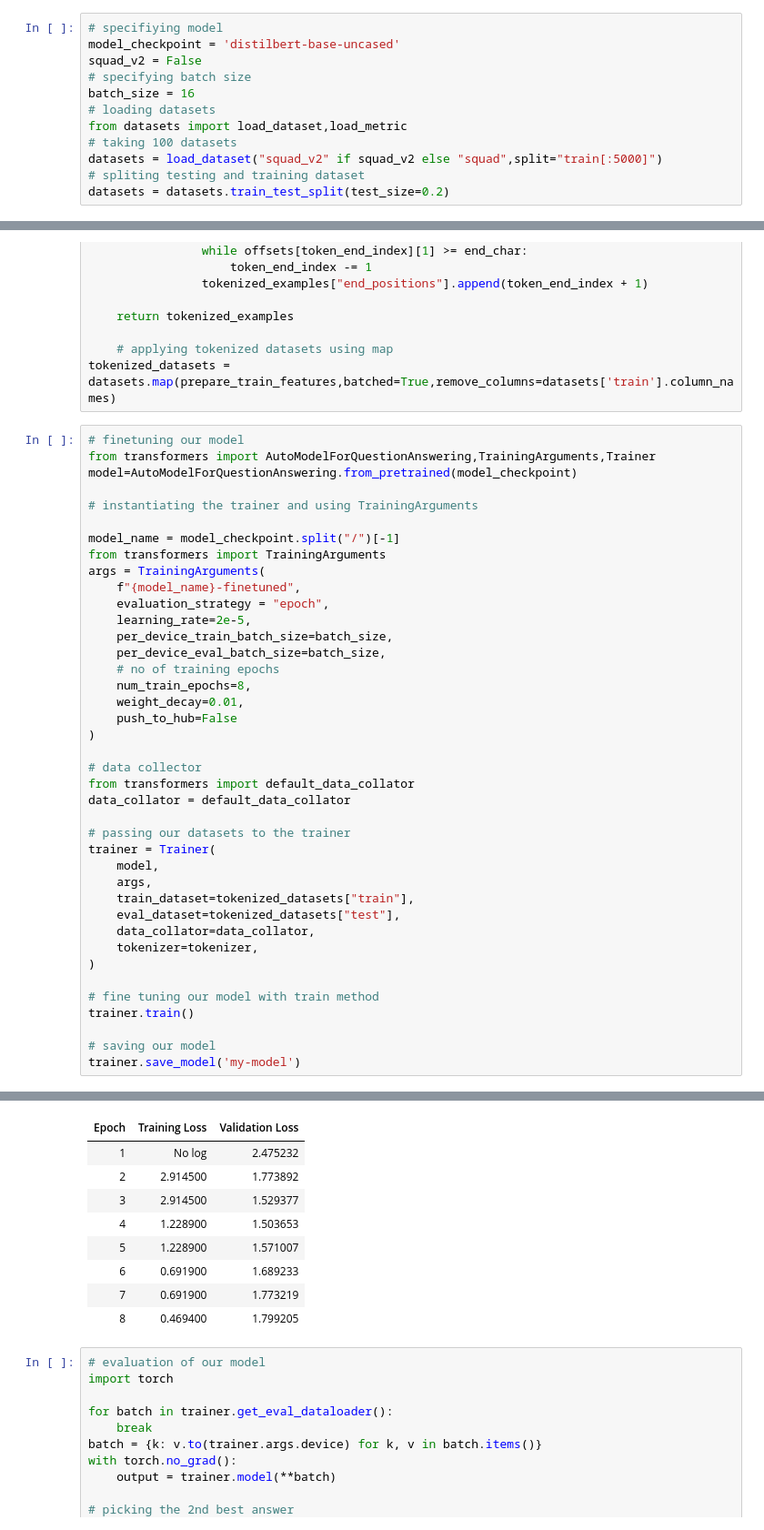
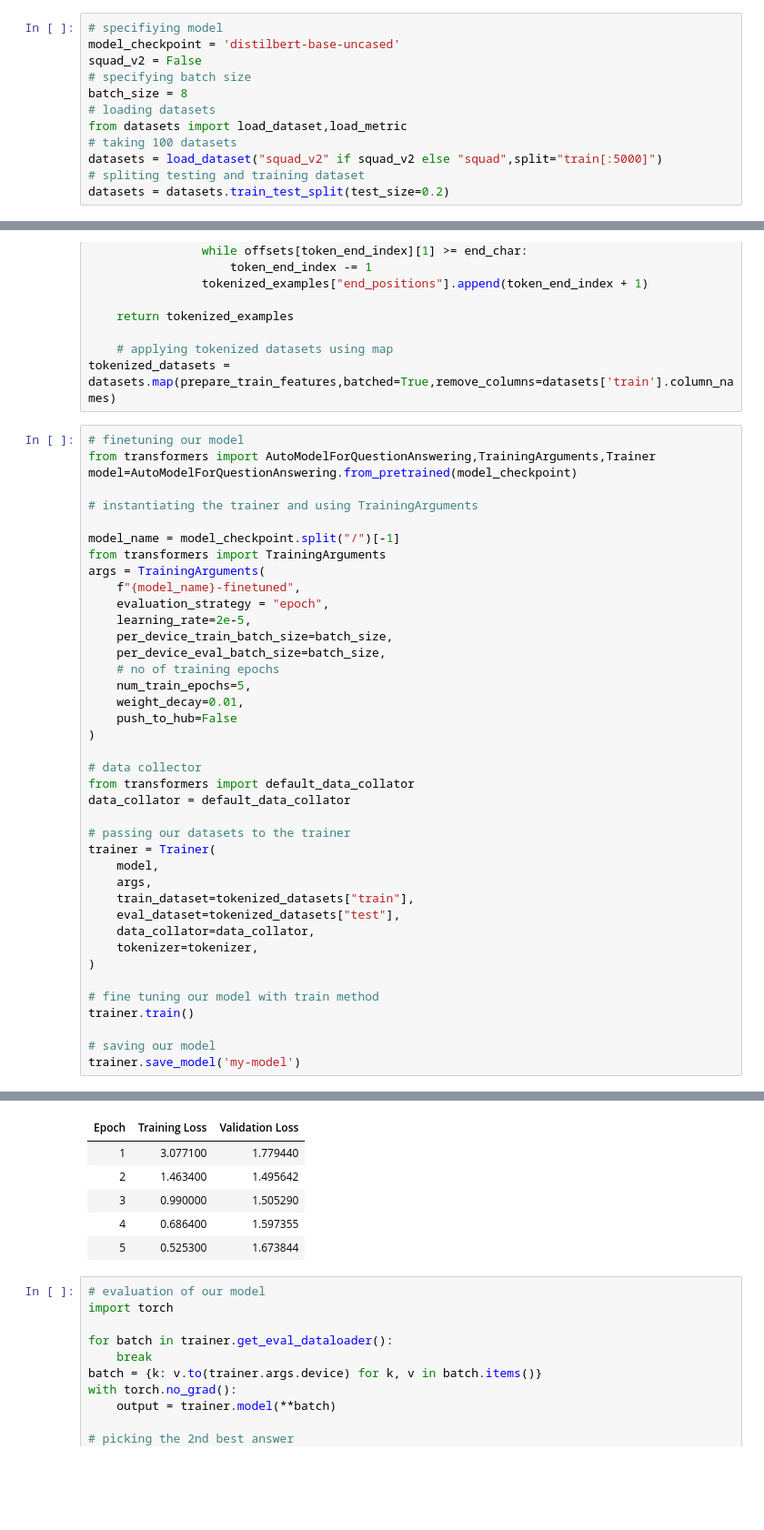
Before and after one commit to Shubhanker01/RepositoryNo1, a Jupyter notebook: questionAnswering.ipynb, the cells around one changed output, grey strips where cells are left out. Shown at 91% size. Saved outputs shown, nothing was run; the diff lists cells and outputs as text; blank space fills up the shorter version.

```diff
--- a/questionAnswering.ipynb
+++ b/questionAnswering.ipynb
@@ -48,7 +48,7 @@ Successfully installed datasets-2.19.2 dill-0.3.8 multiprocess-0.70.16 requests-
 model_checkpoint = 'distilbert-base-uncased'
 squad_v2 = False
 # specifying batch size
-batch_size = 16
+batch_size = 8
 # loading datasets
 from datasets import load_dataset,load_metric
 # taking 100 datasets
@@ -169,7 +163,7 @@ args = TrainingArguments(
     per_device_train_batch_size=batch_size,
     per_device_eval_batch_size=batch_size,
     # no of training epochs
-    num_train_epochs=8,
+    num_train_epochs=5,
     weight_decay=0.01,
     push_to_hub=False
 )
@@ -200,12 +194,9 @@ You should probably TRAIN this model on a down-stream task to be able to use it
 | Epoch | Training Loss | Validation Loss |
-| 1 | No log | 2.475232 |
-| 2 | 2.914500 | 1.773892 |
-| 3 | 2.914500 | 1.529377 |
-| 4 | 1.228900 | 1.503653 |
-| 5 | 1.228900 | 1.571007 |
-| 6 | 0.691900 | 1.689233 |
-| 7 | 0.691900 | 1.773219 |
-| 8 | 0.469400 | 1.799205 |
+| 1 | 3.077100 | 1.779440 |
+| 2 | 1.463400 | 1.495642 |
+| 3 | 0.990000 | 1.505290 |
+| 4 | 0.686400 | 1.597355 |
+| 5 | 0.525300 | 1.673844 |
 # %%
 # evaluation of our model
 import torch
```
Also changed, not shown: parts of 6 cells of this notebook.
